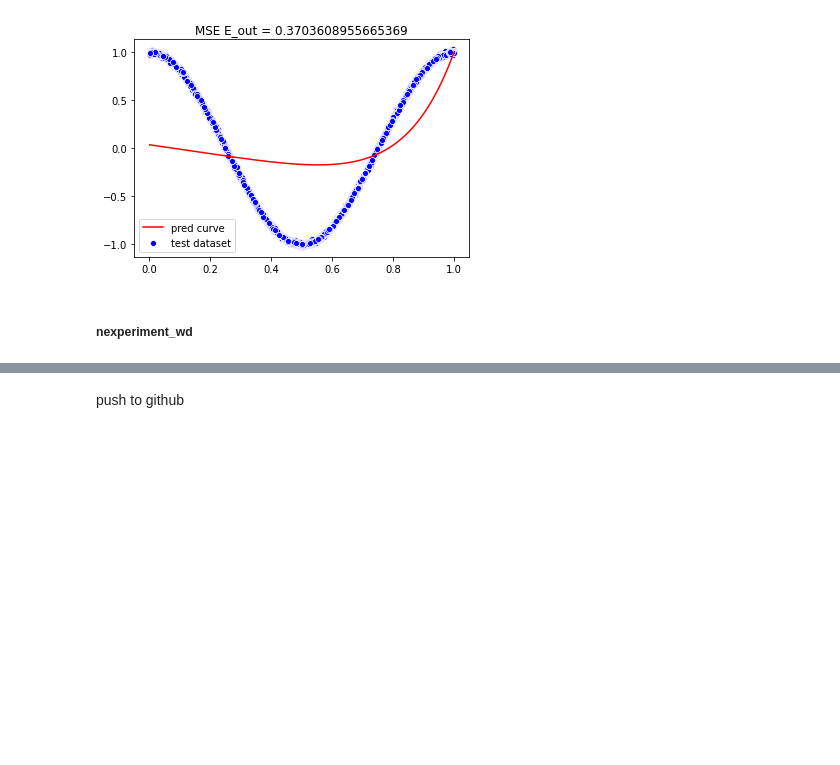
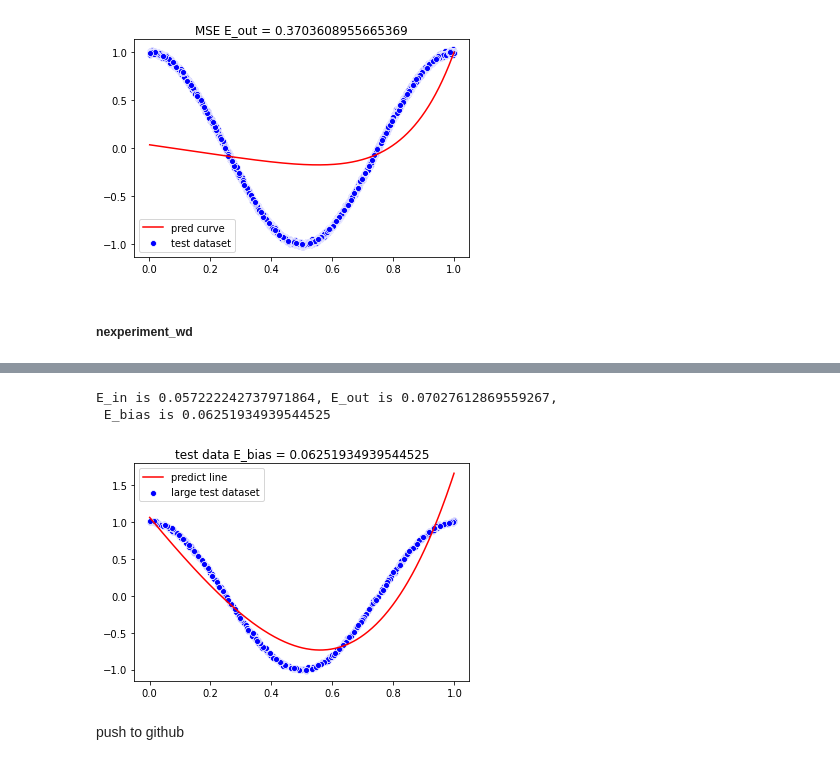
Before and after one commit to liushuyu6666/AI_relative, a Jupyter notebook: algorithm_explore/Gaussian_Regression.ipynb, the cells around one changed output, grey strips where cells are left out. Drawn from its saved outputs; the diff is of its cells as text; code cells hidden in the pictures; blank space fills up the shorter version.

```diff
--- a/algorithm_explore/Gaussian_Regression.ipynb
+++ b/algorithm_explore/Gaussian_Regression.ipynb
@@ -903,2 +903,9 @@ E_in is 0.25156611803319284, E_out is 0.26112286164347387,
+# %%
+(E_in, E_out, E_bias) = nexperiment(50, 4, 0.1, plot=True)
+print(f"E_in is {E_in}, E_out is {E_out},\n E_bias is {E_bias}")
+# %% [output]
+E_in is 0.057222242737971864, E_out is 0.07027612869559267,
+ E_bias is 0.06251934939544525
+[figure, added]
 # %% [markdown]
 push to github
```
Also changed, not shown: parts of 1 cell of this notebook.
